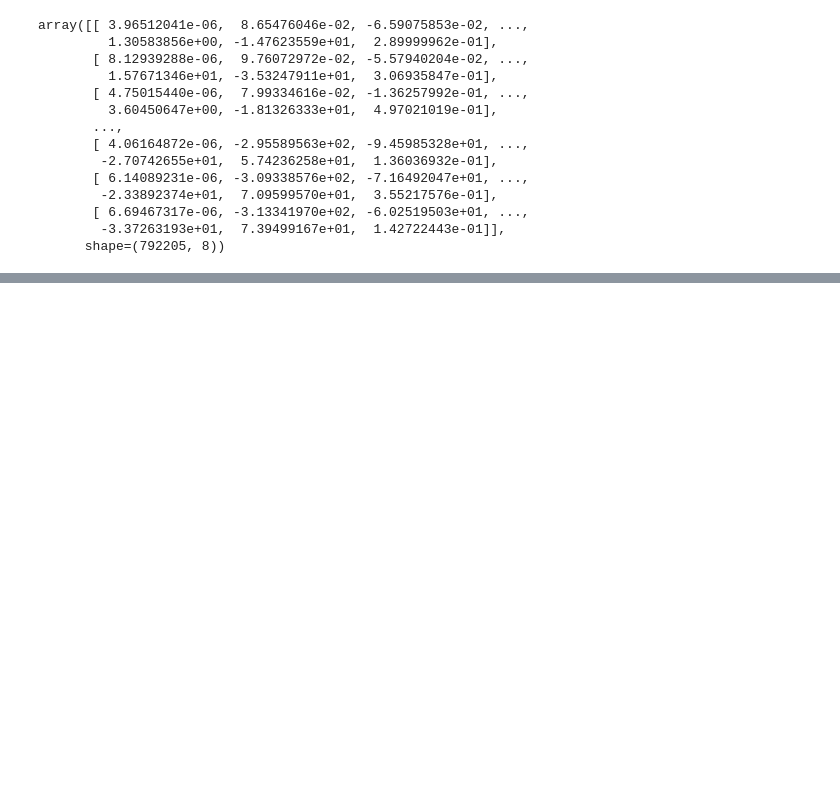
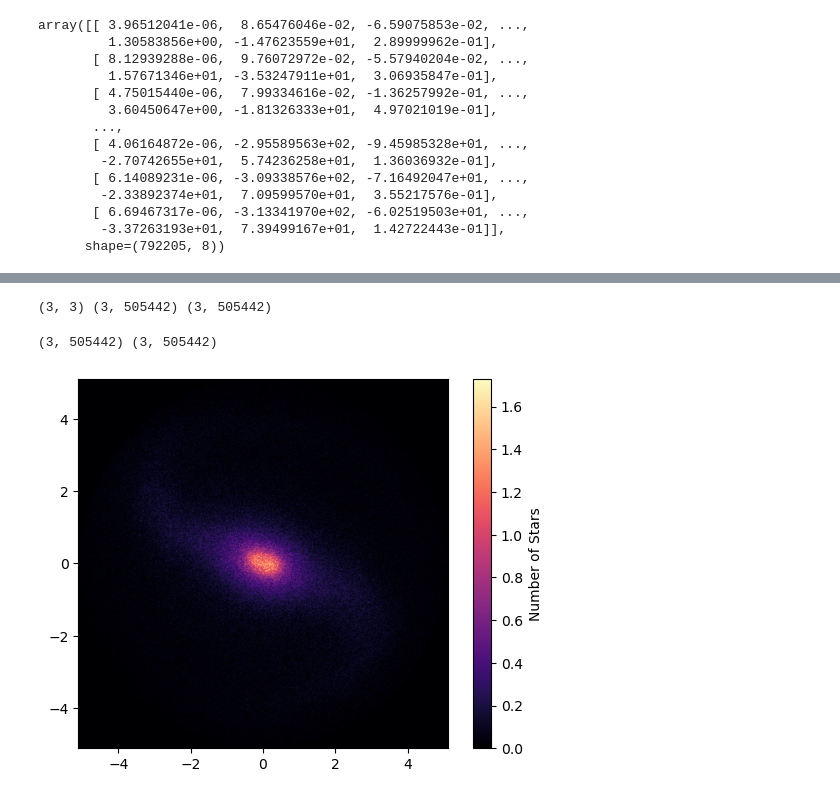
Before and after one commit to Alverd02/Kinematic-Signatures-of-Bars-and-Spirals-in-TNG50-Galaxies, a Jupyter notebook: Kinematic Signatures of Bars and Spirals in TNG50 Galaxies.ipynb, the cells around one changed output, grey strips where cells are left out. Saved outputs shown, nothing was run; the diff lists cells and outputs as text; code cells hidden in the pictures; blank space fills up the shorter version.

```diff
--- a/Kinematic Signatures of Bars and Spirals in TNG50 Galaxies.ipynb
+++ b/Kinematic Signatures of Bars and Spirals in TNG50 Galaxies.ipynb
@@ -278,3 +278,12 @@ plt.show()
 # %%
 outdat_2RS=np.transpose((m_cut,x_cut,y_cut,z_cut,vx_cut,vy_cut,vz_cut,t_cut))
 np.savetxt('discs/stars_'+str(nameid)+'_snap_'+str(snapnum)+"_2RS"+'.txt', outdat_2RS)
+# %%
+r_vec = np.array([x_cut, y_cut, z_cut])
+v_vec = np.array([vx_cut, vy_cut, vz_cut])
+
+l_individual = m_cut[:, np.newaxis] * np.cross(r_vec.T, v_vec.T)
+
+L_total = np.sum(l_individual, axis=0)
+# %%
+matrix_rot = get_rotation_matrix(L_total, [0,0,1])
@@ -280,0 +297,18 @@ np.savetxt('discs/stars_'+str(nameid)+'_snap_'+str(snapnum)+"_2RS"+'.txt', outda
+# %%
+print(matrix_rot.shape,r_vec.shape,v_vec.shape)
+# %% [output]
+(3, 3) (3, 505442) (3, 505442)
+# %%
+r_rot = (matrix_rot @ r_vec)
+v_rot = (matrix_rot @ v_vec)
+# %%
+print(r_rot.shape, v_rot.shape)
+# %% [output]
+(3, 505442) (3, 505442)
+# %%
+x_rot = r_rot[0]
+y_rot = r_rot[1]
+z_rot = r_rot[2]
+vx_rot = v_rot[0]
+vy_rot = v_rot[1]
+vz_rot = v_rot[2]
@@ -280,0 +318,24 @@ np.savetxt('discs/stars_'+str(nameid)+'_snap_'+str(snapnum)+"_2RS"+'.txt', outda
+# %%
+grid_resolution = 3000
+
+ret_rot = binned_statistic_2d(x_rot, y_rot,
+    None,            # Values to calculate (None because we are just counting)
+    statistic='count',
+    bins=grid_resolution
+)
+
+density_map_rot = ret_rot.statistic
+x_edges_rot = ret_rot.x_edge
+y_edges_rot = ret_rot.y_edge
+
+smoothed_density_rot = gaussian_filter(density_map_rot, sigma=2)
+
+limit = 2*RS  # Adjust this based on your galaxy's expected size
+plt.xlim(-limit, limit)
+plt.ylim(-limit, limit)
+
+plt.imshow(smoothed_density_rot.T, origin='lower', extent=[x_edges_rot[0], x_edges_rot[-1], y_edges_rot[0], y_edges_rot[-1]],cmap='magma')
+plt.colorbar(label='Number of Stars')
+plt.show()
+# %% [output]
+[figure, added]
```
Also changed, not shown: parts of 10 cells of this notebook, 1 other file.
